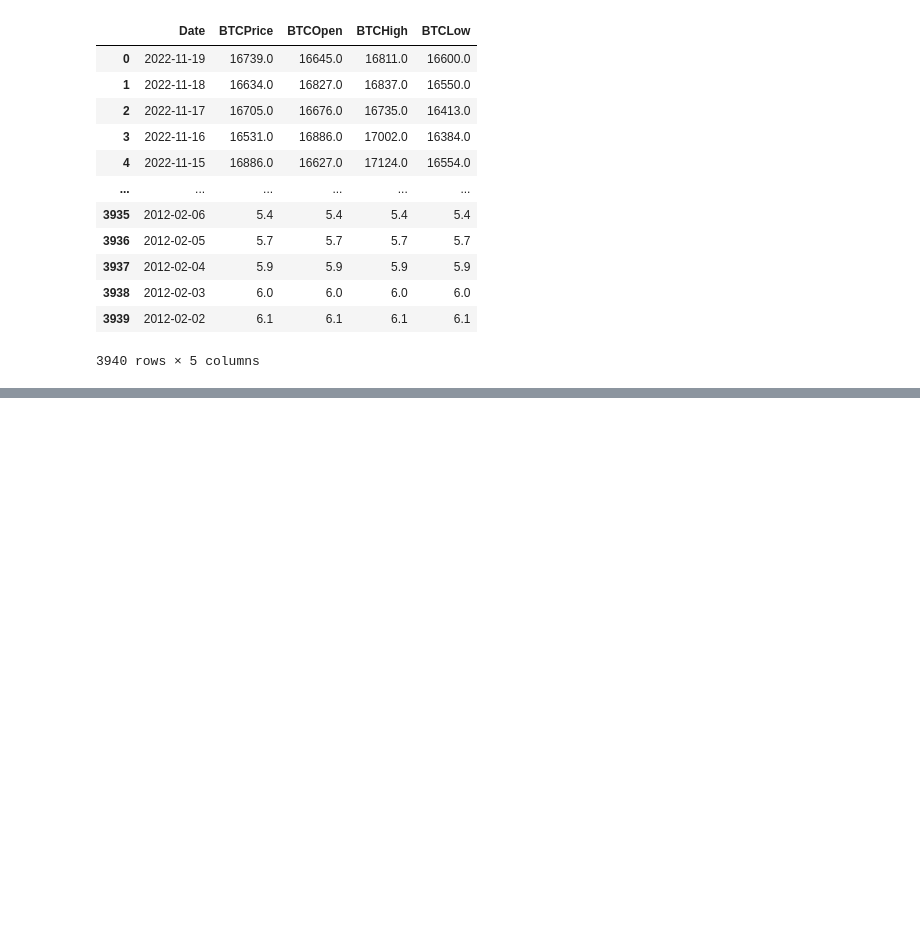
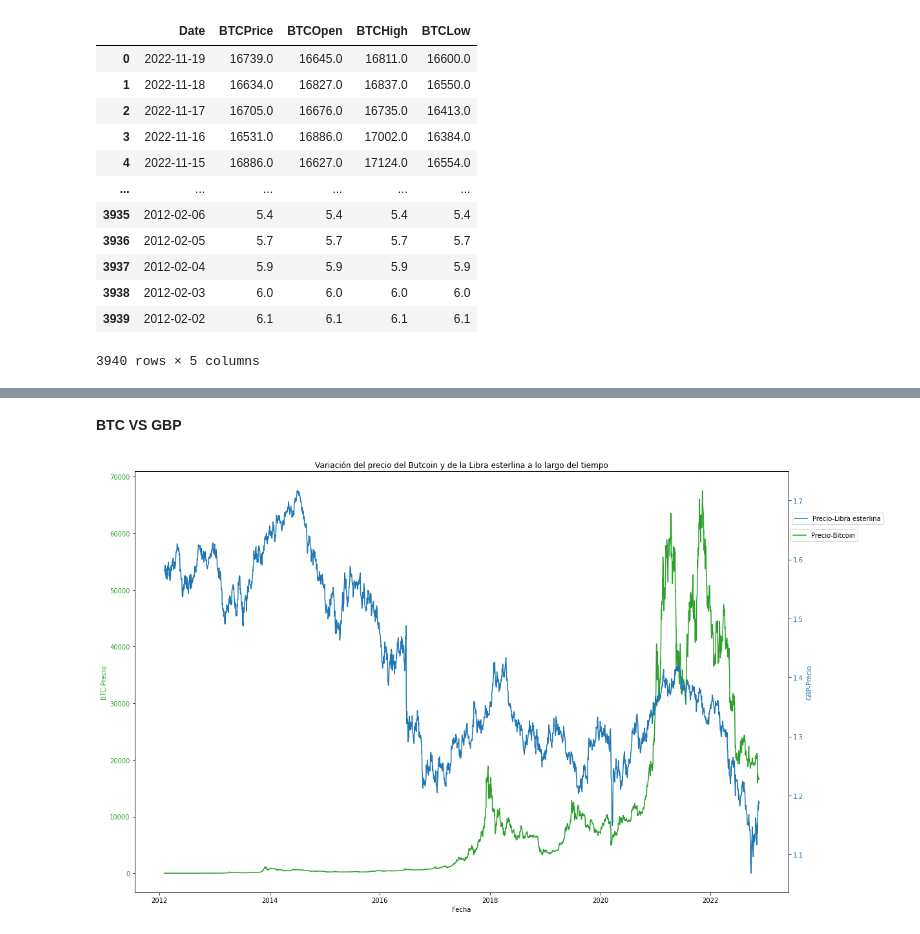
Before and after one commit to k-i-r-b-y/Proyecto-IMT2200-Crypto_world_fluctuation, a Jupyter notebook: Proyecto_crypto.ipynb, the cells around one changed output, grey strips where cells are left out. Cells and saved outputs as stored; diff of their text form; code cells hidden in the pictures; blank space fills up the shorter version.

```diff
--- a/Proyecto_crypto.ipynb
+++ b/Proyecto_crypto.ipynb
@@ -101,0 +141,27 @@ btc_eur
+# %% [markdown]
+**BTC VS GBP**
+# %%
+btc_gbp = btc.merge(gbp, on="Date", how="inner")
+
+fig, ax1 = plt.subplots(figsize=(17, 10))
+color = 'tab:green'
+ax1.set_xlabel('Fecha')
+ax1.set_ylabel('BTC-Precio', color=color)
+ax1.plot(btc_gbp["Date"], btc_gbp["BTCPrice"], color=color, label="Precio-Bitcoin")
+ax1.tick_params(axis='y', labelcolor=color)
+ax1.legend()
+ax1.legend(bbox_to_anchor=(1.11, 0.87))
+
+
+ax2 = ax1.twinx()
+color = 'tab:blue'
+ax2.set_ylabel('GBP-Precio', color=color)
+ax2.plot(btc_gbp["Date"], btc_gbp["GBPPrice"], color=color, label="Precio-Libra esterlina")
+ax2.tick_params(axis='y', labelcolor=color)
+ax2.legend()
+ax2.legend(bbox_to_anchor=(1.15, 0.91), loc=0)
+ax1.set_title("Variación del precio del Butcoin y de la Libra esterlina a lo largo del tiempo")
+fig.tight_layout()
+plt.show()
+# %% [output]
+[figure, added]
```
Also changed, not shown: parts of 8 cells of this notebook.
